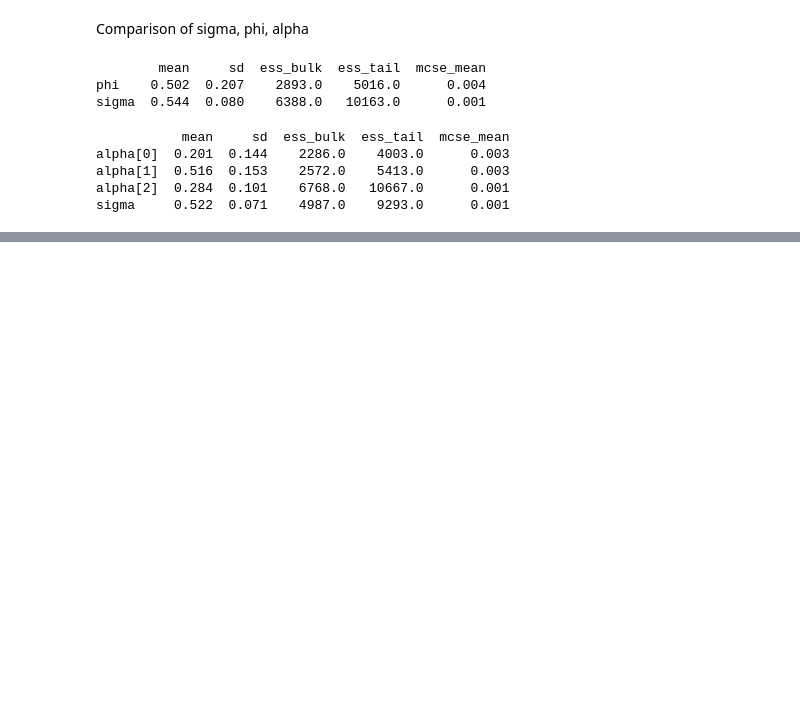
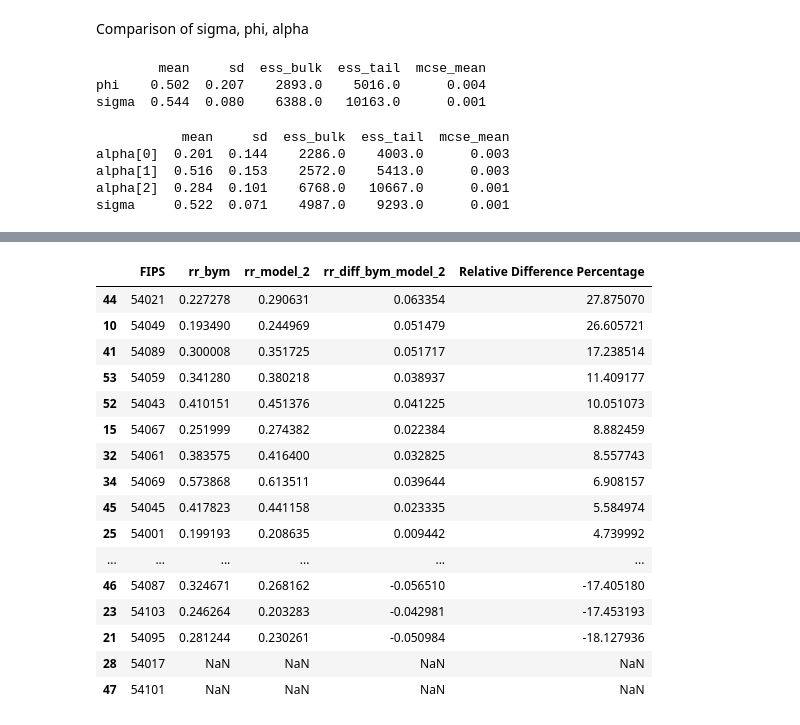
Before and after one commit to hashansl/spatial-risk-tda, a Jupyter notebook: disease_modeling_wv_model_comparison_single_variable.ipynb, the cells around one changed output, grey strips where cells are left out. Cells and saved outputs as stored; diff of their text form; code cells hidden in the pictures; blank space fills up the shorter version.

```diff
--- a/disease_modeling_wv_model_comparison_single_variable.ipynb
+++ b/disease_modeling_wv_model_comparison_single_variable.ipynb
@@ -984,0 +1010,20 @@ sigma     0.522  0.071    4987.0    9293.0      0.001
+# %%
+results_df
+# %% [output]
+|  | FIPS | rr_bym | rr_model_2 | rr_diff_bym_model_2 | Relative Difference Percentage |
+| 44 | 54021 | 0.227278 | 0.290631 | 0.063354 | 27.875070 |
+| 10 | 54049 | 0.193490 | 0.244969 | 0.051479 | 26.605721 |
+| 41 | 54089 | 0.300008 | 0.351725 | 0.051717 | 17.238514 |
+| 53 | 54059 | 0.341280 | 0.380218 | 0.038937 | 11.409177 |
+| 52 | 54043 | 0.410151 | 0.451376 | 0.041225 | 10.051073 |
+| 15 | 54067 | 0.251999 | 0.274382 | 0.022384 | 8.882459 |
+| 32 | 54061 | 0.383575 | 0.416400 | 0.032825 | 8.557743 |
+| 34 | 54069 | 0.573868 | 0.613511 | 0.039644 | 6.908157 |
+| 45 | 54045 | 0.417823 | 0.441158 | 0.023335 | 5.584974 |
+| 25 | 54001 | 0.199193 | 0.208635 | 0.009442 | 4.739992 |
+| ... | ... | ... | ... | ... | ... |
+| 46 | 54087 | 0.324671 | 0.268162 | -0.056510 | -17.405180 |
+| 23 | 54103 | 0.246264 | 0.203283 | -0.042981 | -17.453193 |
+| 21 | 54095 | 0.281244 | 0.230261 | -0.050984 | -18.127936 |
+| 28 | 54017 | NaN | NaN | NaN | NaN |
+| 47 | 54101 | NaN | NaN | NaN | NaN |
```
Also changed, not shown: parts of 5 cells of this notebook, 6 other files.
